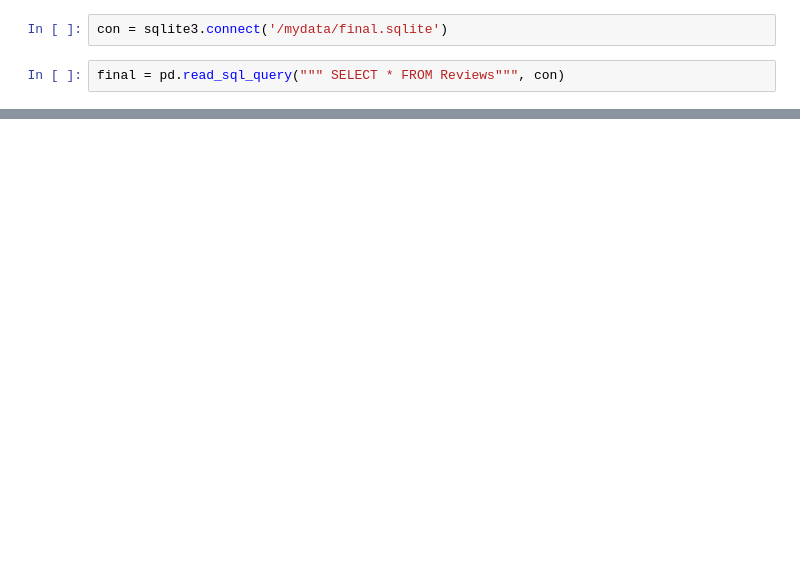
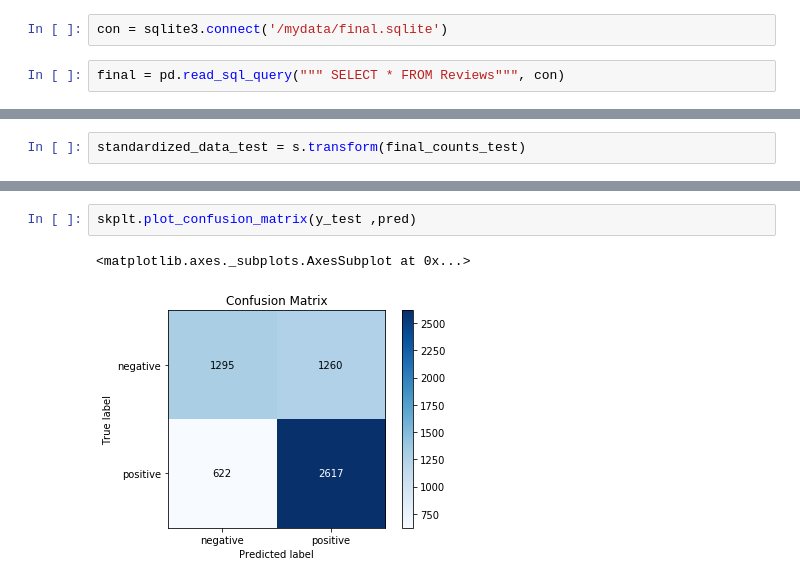
Before and after one commit to proyaschet/machine_learning, a Jupyter notebook: Knn- Implementation/BOW-Knn.ipynb, the cells around one changed output, grey strips where cells are left out. Cells and saved outputs as stored; diff of their text form; blank space fills up the shorter version.

```diff
--- a/Knn- Implementation/BOW-Knn.ipynb
+++ b/Knn- Implementation/BOW-Knn.ipynb
@@ -73,3 +81,5 @@ y_train.shape
+# %%
+standardized_data_test = s.transform(final_counts_test)
 # %%
 # K values from 0,50(Odd numbers)
 myList = list(range(0,50))
@@ -96,0 +115,5 @@ The accuracy of the knn classifier for k = 7 is 83.388889%
+# %%
+skplt.plot_confusion_matrix(y_test ,pred)
+# %% [output]
+<matplotlib.axes._subplots.AxesSubplot at 0x...>
+[figure, added]
```
Also changed, not shown: parts of 26 cells of this notebook.
